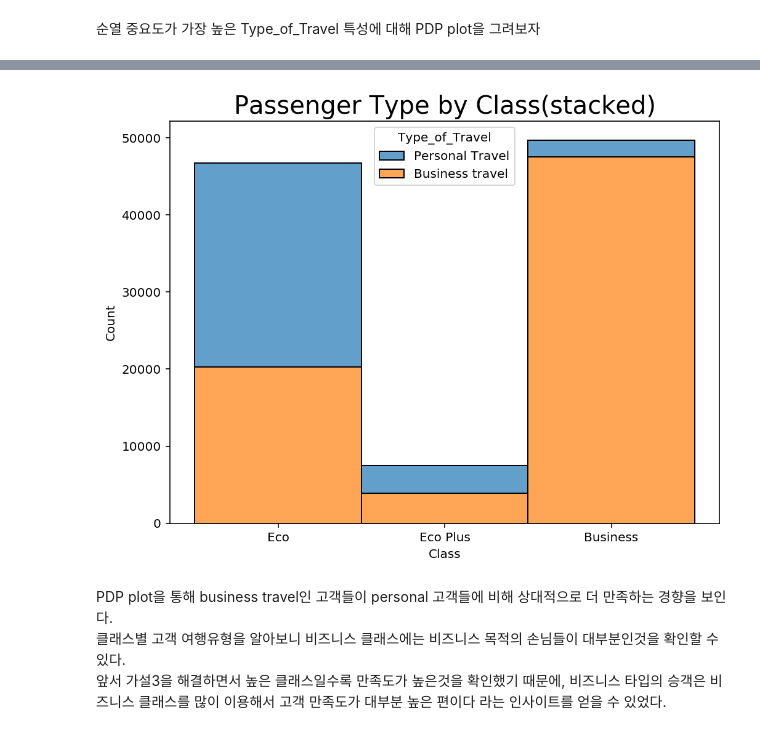
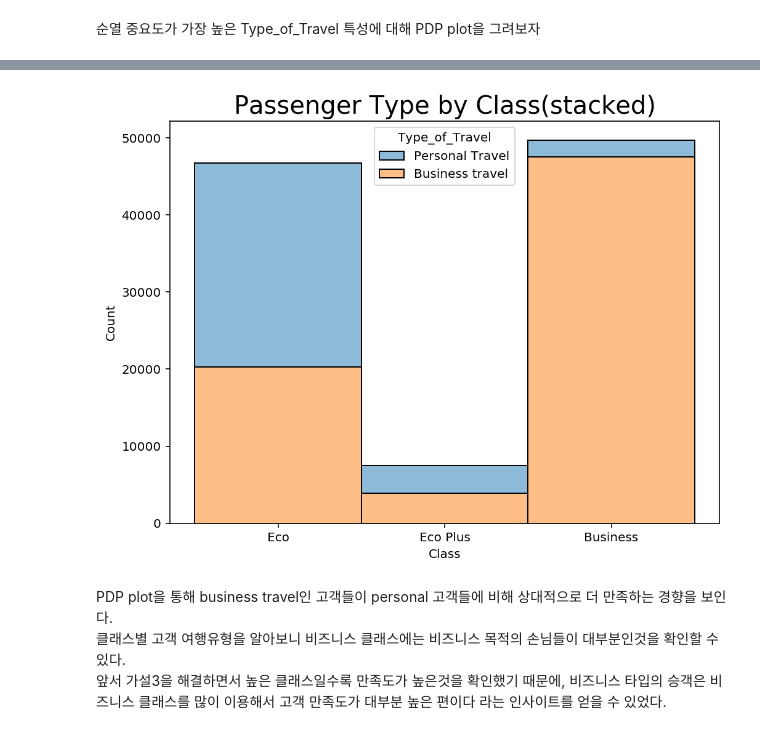
Before and after one commit to SYKIM5396/Airline_Satisfaction, a Jupyter notebook: Part4_6.ipynb, the cells around one changed output, grey strips where cells are left out. Drawn from its saved outputs; the diff is of its cells as text; code cells hidden in the pictures.

```diff
--- a/Part4_6.ipynb
+++ b/Part4_6.ipynb
@@ -269,16 +265,16 @@ WARNING:matplotlib.font_manager:findfont: Font family ['Arial'] not found. Falli
 # %%
 df_tmp=train.loc[:,['Class','Type_of_Travel']]
 df_tmp['Class'] = pd.Categorical(df_tmp['Class'],
                                    categories=['Eco', 'Eco Plus','Business'],
                                    ordered=True)
 
 plt.figure(figsize=(8,6))
-g = sns.histplot(data=df_tmp, x='Class',hue='Type_of_Travel',multiple='stack', alpha=0.7)
+g = sns.histplot(data=df_tmp, x='Class',hue='Type_of_Travel',multiple='stack', alpha=0.5)
 plt.xticks([0,2,1])
 plt.title('Passenger Type by Class(stacked)',fontsize=20)
 plt.show();
 # %% [output]
-[figure, old version]
+[figure, new version]
 # %% [markdown]
 
 PDP plot을 통해 business travel인 고객들이 personal 고객들에 비해 상대적으로 더 만족하는 경향을 보인다.
```
Also changed, not shown: parts of 7 cells of this notebook.
